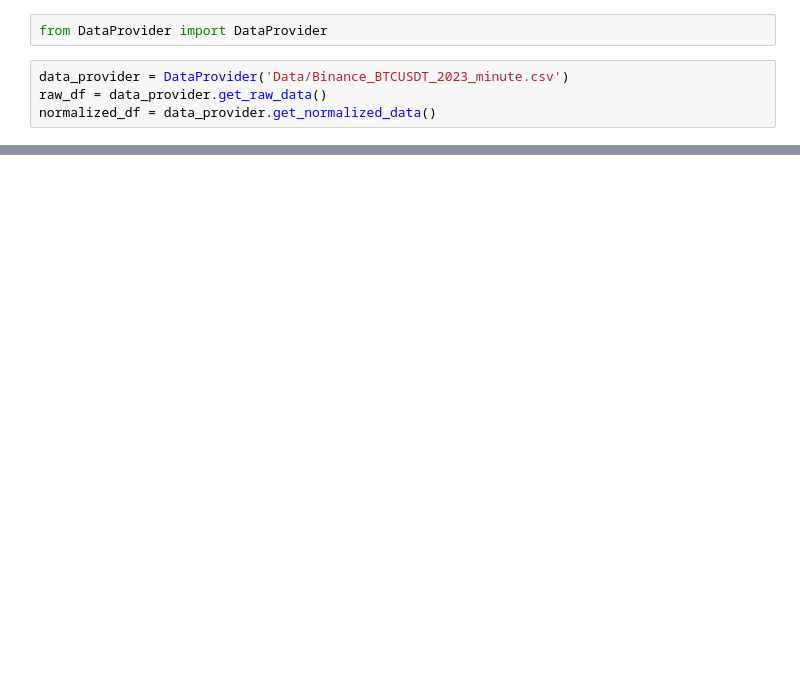
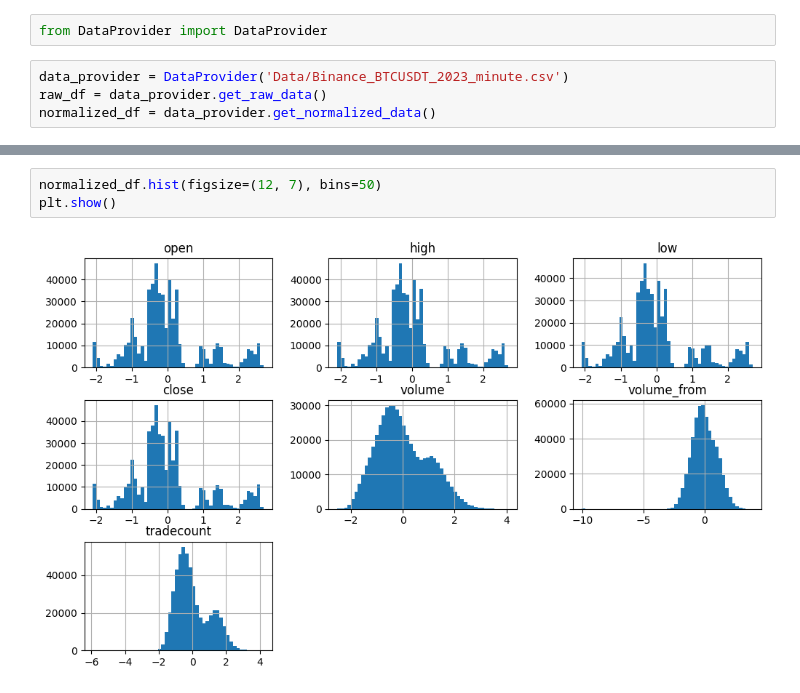
Before and after one commit to sunnypiase/AICore, a Jupyter notebook: test.ipynb, the cells around one changed output, grey strips where cells are left out. Drawn from its saved outputs; the diff is of its cells as text; blank space fills up the shorter version.

```diff
--- a/test.ipynb
+++ b/test.ipynb
@@ -28,3 +43,8 @@ normalized_df.describe()
 | 50% | -1.845420e-01 | -1.841631e-01 | -1.847298e-01 | -1.845587e-01 | -1.486857e-01 | -5.768962e-02 | -2.439618e-01 |
 | 75% | 2.519907e-01 | 2.512573e-01 | 2.527091e-01 | 2.519839e-01 | 7.198032e-01 | 7.059977e-01 | 6.919566e-01 |
 | max | 2.700293e+00 | 2.700474e+00 | 2.693216e+00 | 2.700284e+00 | 4.065829e+00 | 3.971723e+00 | 4.237074e+00 |
+# %%
+normalized_df.hist(figsize=(12, 7), bins=50)
+plt.show()
+# %% [output]
+[figure, added]
```
Also changed, not shown: parts of 4 cells of this notebook, 2 other files.
